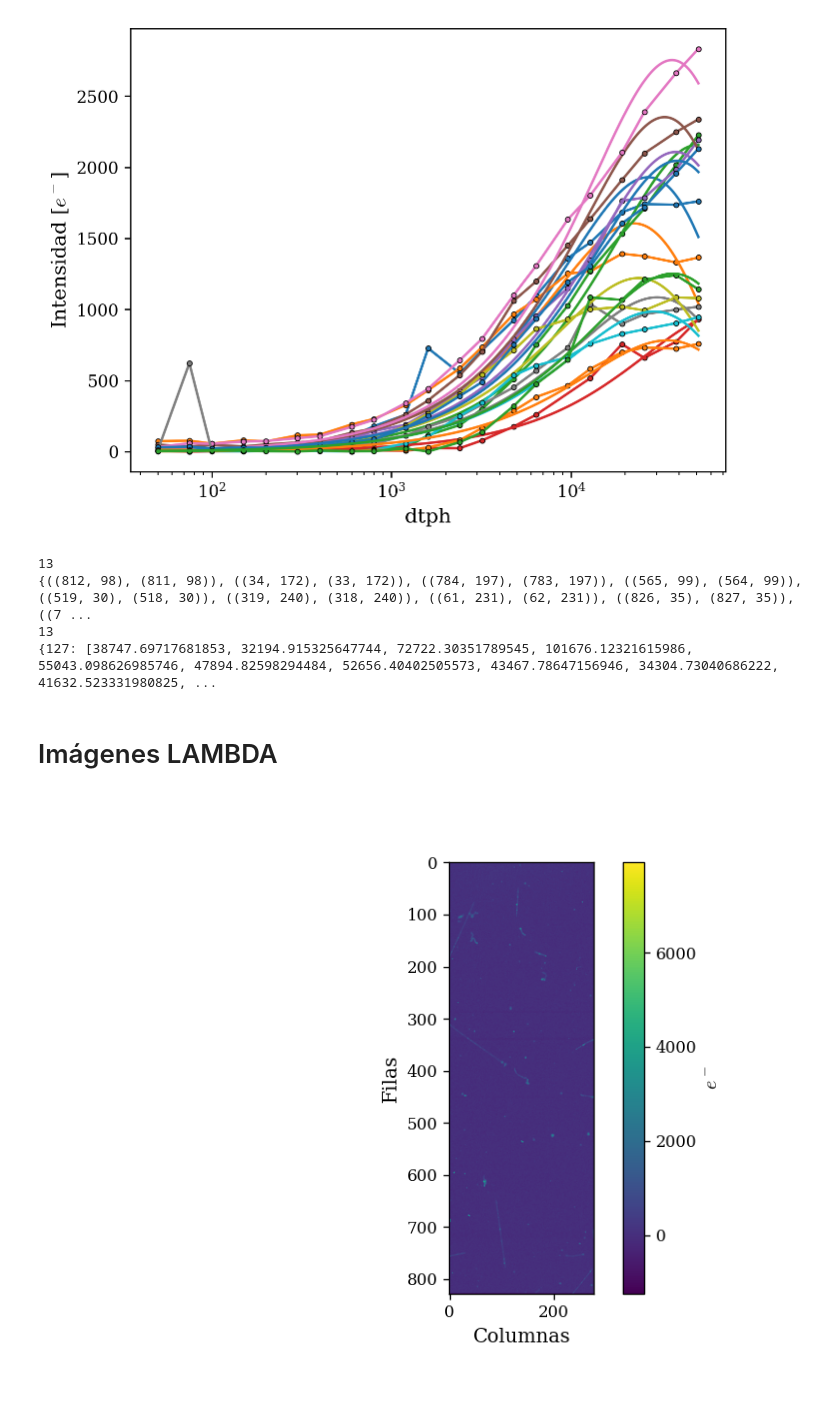
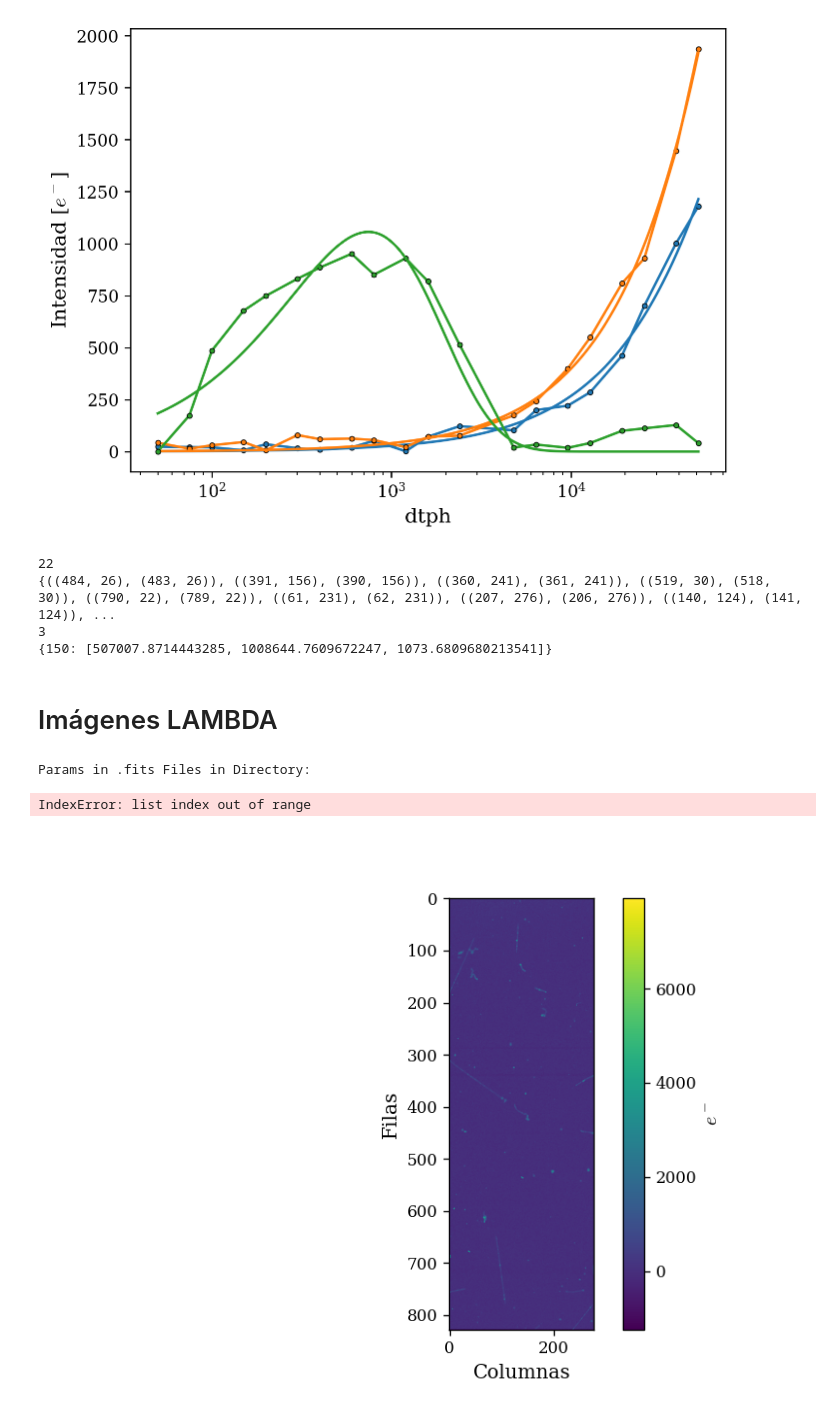
Before and after one commit to agustinbrusco/LAMBDA_Hub, a Jupyter notebook: skipper_image_analysis/pocket_analysis.ipynb, the cells around one changed output. Drawn from its saved outputs; the diff is of its cells as text; code cells hidden in the pictures.

Commit message:
Cargué mediciones a 140k y 150k

```diff
--- a/skipper_image_analysis/pocket_analysis.ipynb
+++ b/skipper_image_analysis/pocket_analysis.ipynb
@@ -39,8 +39,9 @@ y se veían infinidad de trampas"""
 
 #}
 CARPETAS_POR_TEMP: dict[str, list[str]] = {
-    127: ["skipper_data/TRAPS/19NOV2023_127K/", "skipper_data/TRAPS/20NOV2023_127K/"],
-    140: ["skipper_data/TRAPS/21NOV2023_140K/"]#Tiene el problema de las dimensiones
+    127: ["skipper_data/TRAPS/19NOV2023_127K/", "skipper_data/TRAPS/20NOV2023_127K/",],
+    140: ["skipper_data/TRAPS/23NOV2023_140K/",],
+    150: ["skipper_data/TRAPS/22NOV2023_150K/",],
 }
 # %%
 def prepare_frame(
@@ -196,7 +197,7 @@ def grafico_trampas_por_carpeta(frame_idx, test_image, trampas_halladas):
 # %%
 plt.close('all')
 %matplotlib widget
-temperatura = 127
+temperatura = 150
 frame_idx = 0
 trampas = []
 intensidad = []
@@ -216,14 +216,17 @@ for n_arch in range(len(CARPETAS_POR_TEMP[temperatura])):
 # %%
+"""Hay que cambiar esta parte para que cree tantos dtph_i como tandas de mediciones
+haya para la misma temp automaticamente."""
 dtph_0 = set(dtph[0])
-dtph_1 = set(dtph[1])
-union_dtph = dtph_0|dtph_1
+#dtph_1 = set(dtph[1])
+#union_dtph = dtph_0|dtph_1
+union_dtph = dtph_0
 union_dtph = sorted(union_dtph)
 
 
 trampas_0 = set(trampas[0])
-trampas_1 = set(trampas[1])
-union_trampas = trampas_0|trampas_1
-
+#trampas_1 = set(trampas[1])
+#union_trampas = trampas_0|trampas_1
+union_trampas = trampas_0
 #me armo el objeto que tenga las intensidades promedio para cada trampa y dtph
 intensidades_promediadas = [0]*len(union_trampas)
 
@@ -272,51 +275,51 @@ def intensidad_func(tph, tau, Pc):
 %matplotlib inline
 tau = dict()
 tau_ajuste = []
-index = 0
+index = 10
 #for i in range(len(intensidades_promediadas)):
     #print(f"largo de lista de int:{len(intensidades_promediadas[i])}")
 
 #print(len(intensidad_por_trampa))
-for i, intensidades in enumerate(intensidades_promediadas[index:]):
+for i, intensidades in enumerate(intensidades_promediadas[index:index+3]):
     intensidades_ajuste = []
     dtph_ajuste = []
     """si hay algun elemento de intensidades que vale 0 debido a como calculo los promedios
      lo elimino para hacer el ajuste """
     for j in range(len(intensidades)):
         #print(j)
         if intensidades[j] == 0:
             #print("hay un cero")
             continue
         intensidades_ajuste.append(intensidades[j])
         dtph_ajuste.append(union_dtph[j])
     #print(dtph_ajuste)
     #print(intensidades_ajuste)
     plt.plot(dtph_ajuste, intensidades_ajuste , '.-', mec="k", mew=0.5, c=f"C{i%10}")
     popt, pcov = curve_fit(intensidad_func, union_dtph, intensidades, p0=[1000, 1000])
     tau_ajuste.append(popt[0])
     dtph_dense = np.geomspace(min(union_dtph), max(union_dtph), 1000)
     plt.plot(dtph_dense, intensidad_func(dtph_dense, *popt))
 plt.xlabel("dtph")
 plt.ylabel(r"Intensidad [$e^-$]")
 plt.xscale("log")
 plt.show()
 tau[temperatura] = tau_ajuste
 print(len(union_trampas))
 print(union_trampas)
 print(len(tau[temperatura]))
 print(tau)
 # %% [output]
-[figure, old version]
+[figure, new version]
-13
-{((812, 98), (811, 98)), ((34, 172), (33, 172)), ((784, 197), (783, 197)), ((565, 99), (564, 99)), ((519, 30), (518, 30)), ((319, 240), (318, 240)), ((61, 231), (62, 231)), ((826, 35), (827, 35)), ((7 ...
-13
-{127: [38747.69717681853, 32194.915325647744, 72722.30351789545, 101676.12321615986, 55043.098626985746, 47894.82598294484, 52656.40402505573, 43467.78647156946, 34304.73040686222, 41632.523331980825, ...
+22
+{((484, 26), (483, 26)), ((391, 156), (390, 156)), ((360, 241), (361, 241)), ((519, 30), (518, 30)), ((790, 22), (789, 22)), ((61, 231), (62, 231)), ((207, 276), (206, 276)), ((140, 124), (141, 124)), ...
+3
+{150: [507007.8714443285, 1008644.7609672247, 1073.6809680213541]}
 # %% [markdown]
 # Imágenes LAMBDA
 # %%
 # Cargar Archivos desde sus Carpetas por Temperatura
 
-temperatura = 127
+temperatura = 140
 data_dir = CARPETAS_POR_TEMP[temperatura][-1]
 files_in_dir = os.listdir(data_dir)
 valid_formats = ["fits",]  # "fz"]
@@ -326,6 +329,9 @@ print("Params in .fits Files in Directory:", *file_data, sep="\n")
 i = -4
 test_image = fits.open(f'{data_dir}/{files_in_dir[i]}')
 print(f"\nLoaded {files_in_dir[i]}\n")
+# %% [output]
+Params in .fits Files in Directory:
+IndexError: list index out of range
 # %%
 # Lectura del Frame y Corrección del Overscan
 frame_idx = 0
```
Also changed, not shown: parts of 1 cell of this notebook.
